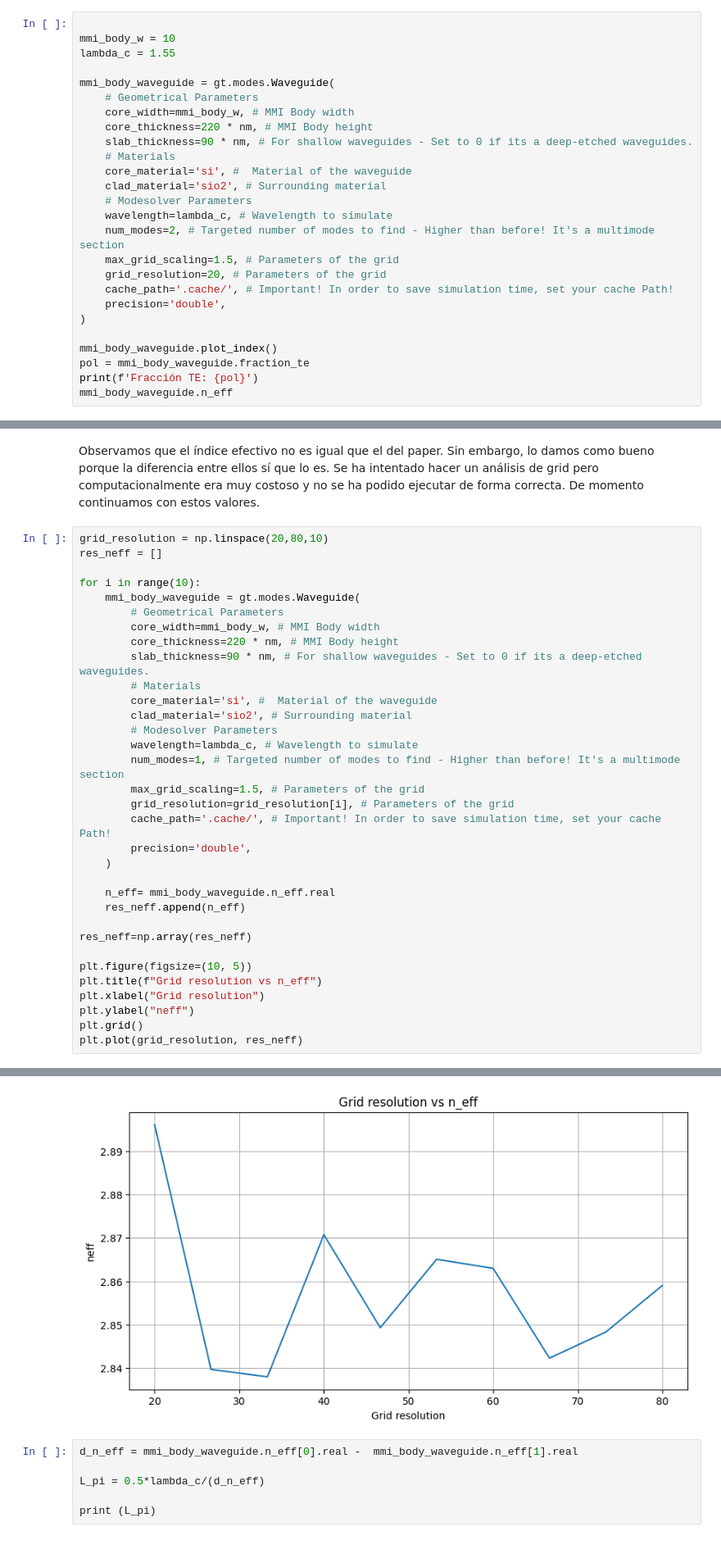
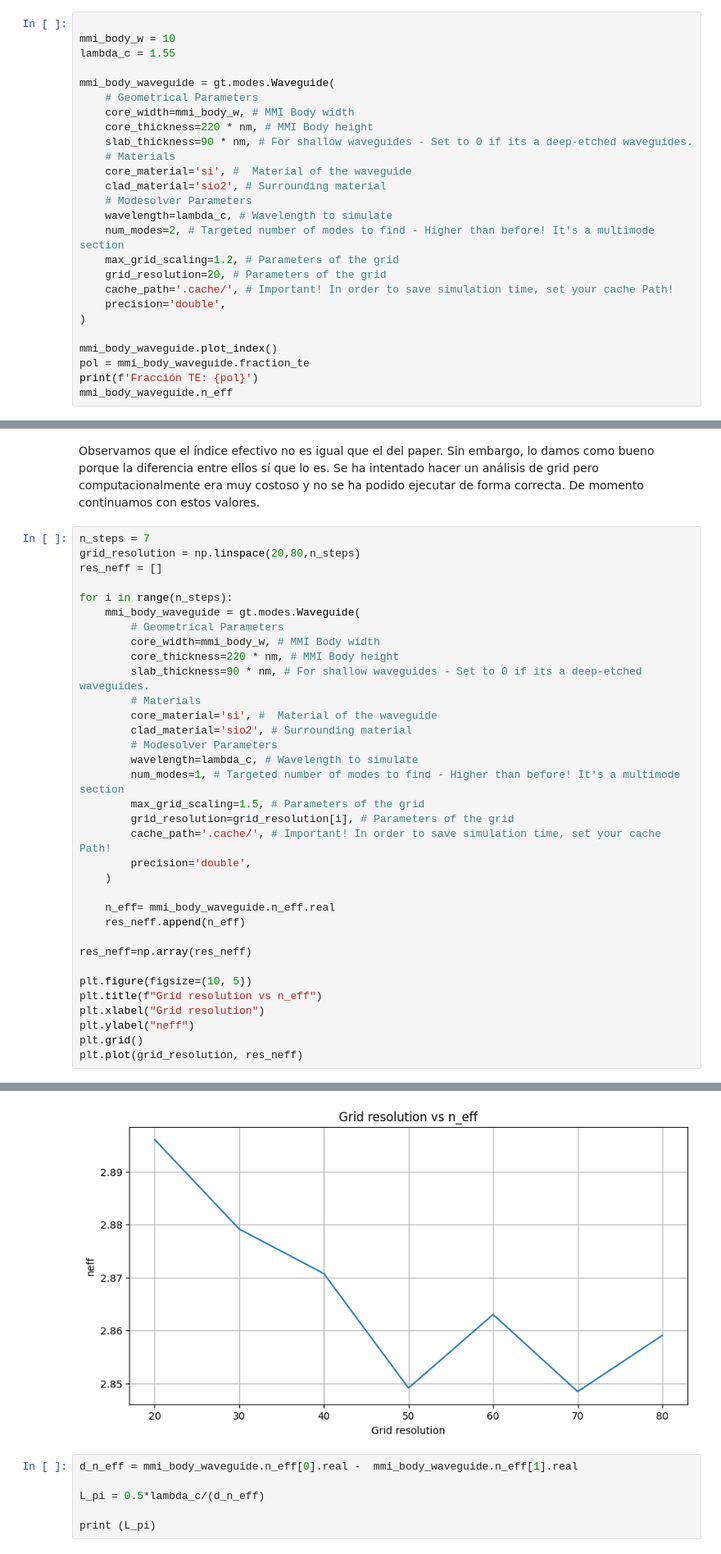
Before and after one commit to mromgar1/pic-upv-lab5-finalproject, a Jupyter notebook: FINAL_PROJECT.ipynb, the cells around one changed output, grey strips where cells are left out. Shown at 82% size. Drawn from its saved outputs; the diff is of its cells as text.

```diff
--- a/FINAL_PROJECT.ipynb
+++ b/FINAL_PROJECT.ipynb
@@ -33,7 +33,7 @@ mmi_body_waveguide = gt.modes.Waveguide(
     # Modesolver Parameters
     wavelength=lambda_c, # Wavelength to simulate
     num_modes=2, # Targeted number of modes to find - Higher than before! It's a multimode section
-    max_grid_scaling=1.5, # Parameters of the grid
+    max_grid_scaling=1.2, # Parameters of the grid
     grid_resolution=20, # Parameters of the grid
     cache_path='.cache/', # Important! In order to save simulation time, set your cache Path!
     precision='double',
@@ -51,10 +53,11 @@ array([2.89605396+1.81292834e-05j, 2.89300631+1.81569335e-05j])
 # %% [markdown]
 Observamos que el índice efectivo no es igual que el del paper. Sin embargo, lo damos como bueno porque la diferencia entre ellos sí que lo es. Se ha intentado hacer un análisis de grid pero computacionalmente era muy costoso y no se ha podido ejecutar de forma correcta. De momento continuamos con estos valores.
 # %%
-grid_resolution = np.linspace(20,80,10)
+n_steps = 7
+grid_resolution = np.linspace(20,80,n_steps)
 res_neff = []
 
-for i in range(10):
+for i in range(n_steps):
     mmi_body_waveguide = gt.modes.Waveguide(
         # Geometrical Parameters
         core_width=mmi_body_w, # MMI Body width
@@ -100,4 +98,4 @@ plt.plot(grid_resolution, res_neff)
-[figure, old version]
+[figure, new version]
 # %%
 d_n_eff = mmi_body_waveguide.n_eff[0].real -  mmi_body_waveguide.n_eff[1].real
 
```
Also changed, not shown: parts of 5 cells of this notebook, 1 other file.
